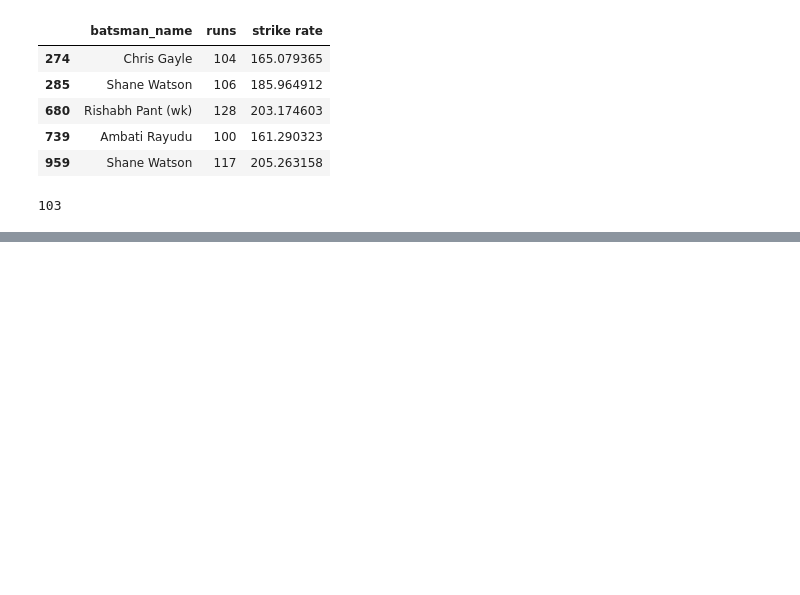
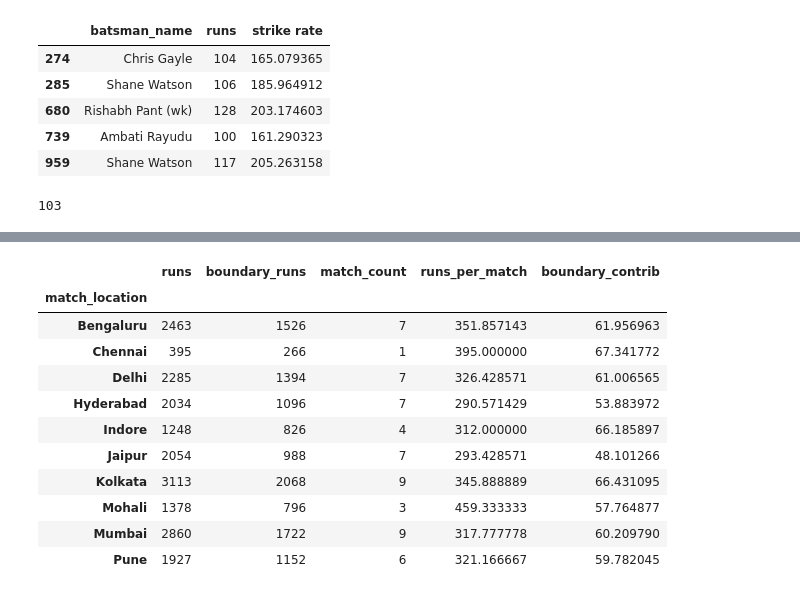
Before and after one commit to ravikiran236/-Pandas-Exercise, a Jupyter notebook: IPL_Problem.ipynb, the cells around one changed output, grey strips where cells are left out. Saved outputs shown, nothing was run; the diff lists cells and outputs as text; code cells hidden in the pictures; blank space fills up the shorter version.

```diff
--- a/IPL_Problem.ipynb
+++ b/IPL_Problem.ipynb
@@ -55,3 +56,18 @@ ipl[['batsman_name', 'runs', 'strike rate']][ipl['runs']>= 100]
 ipl[ipl['runs'] ==0].count()['runs']
 # %% [output]
 103
+# %%
+#list down the top 5 most consistent batsmen
+#find out the cases where a batsman is not out or did not bat
+ipl['out_status'] = ipl.dismissal_mode.map(lambda x:0 if (x=='not out'or x=='did not bat') else 1)
+#ipl.head(20)
+#ipl[ipl.batsman_name.str.contains('Rohit')]
+#create group on batsman name
+grp_player = ipl.groupby('batsman_name')
+#aggregate the runs and out_status columns
+ipl1 = grp_player['runs','out_status'].agg(np.sum)
+ipl1
+#calculate average
+ipl1['average'] = ipl1.runs/ipl1.out_status
+#print top 5 batsmen (exclude the cases where total count of out_cases is 0)
+ipl1[ipl1.out_status>=5].sort_values(by='average',ascending=0).head(5)
@@ -78,3 +102,28 @@ ipl.nlargest(5,{'boundary %'},keep = 'first')
 | 78 | Sunrisers Hyderabad vs Rajasthan ... | 2018-04-09 | Rajiv Gandhi International Stadium, | Hyderabad | Sunrisers Hyderabad won by 9 wkts | Rajasthan Royals Innings | innings_1 | ... |
 | 92 | Chennai Super Kings vs Kolkata Kn... | 2018-04-10 | MA Chidambaram Stadium, | Chennai | Chennai Super Kings won by 5 wkts | Kolkata Knight Riders Innings | innings_1 | ... |
 | 143 | Royal Challengers Bangalore vs Ki... | 2018-04-13 | M.Chinnaswamy Stadium, | Bengaluru | Royal Challengers Bangalore won b... | Kings XI Punjab Innings | innings_1 | ... |
+# %%
+# which location is most batsman friendly
+# the location which has the most runs made per match + where %of runs from boundaries is high
+grp_location = ipl.groupby('match_location')
+#grp_location.groups
+ipl['boundary_runs'] = ipl['fours']*4 + ipl['sixes']*6
+ipl1 = grp_location['runs','boundary_runs'].agg(np.sum)
+ipl2 = grp_location.match_description.nunique()
+ipl1['match_count'] = ipl2
+ipl1['runs_per_match'] = ipl1.runs/ipl1.match_count
+ipl1['boundary_contrib'] = (ipl1.boundary_runs/ipl1.runs)*100
+ipl1
+# %% [output]
+|  | runs | boundary_runs | match_count | runs_per_match | boundary_contrib |
+| match_location |  |  |  |  |  |
+| Bengaluru | 2463 | 1526 | 7 | 351.857143 | 61.956963 |
+| Chennai | 395 | 266 | 1 | 395.000000 | 67.341772 |
+| Delhi | 2285 | 1394 | 7 | 326.428571 | 61.006565 |
+| Hyderabad | 2034 | 1096 | 7 | 290.571429 | 53.883972 |
+| Indore | 1248 | 826 | 4 | 312.000000 | 66.185897 |
+| Jaipur | 2054 | 988 | 7 | 293.428571 | 48.101266 |
+| Kolkata | 3113 | 2068 | 9 | 345.888889 | 66.431095 |
+| Mohali | 1378 | 796 | 3 | 459.333333 | 57.764877 |
+| Mumbai | 2860 | 1722 | 9 | 317.777778 | 60.209790 |
+| Pune | 1927 | 1152 | 6 | 321.166667 | 59.782045 |
```
Also changed, not shown: parts of 3 cells of this notebook.
